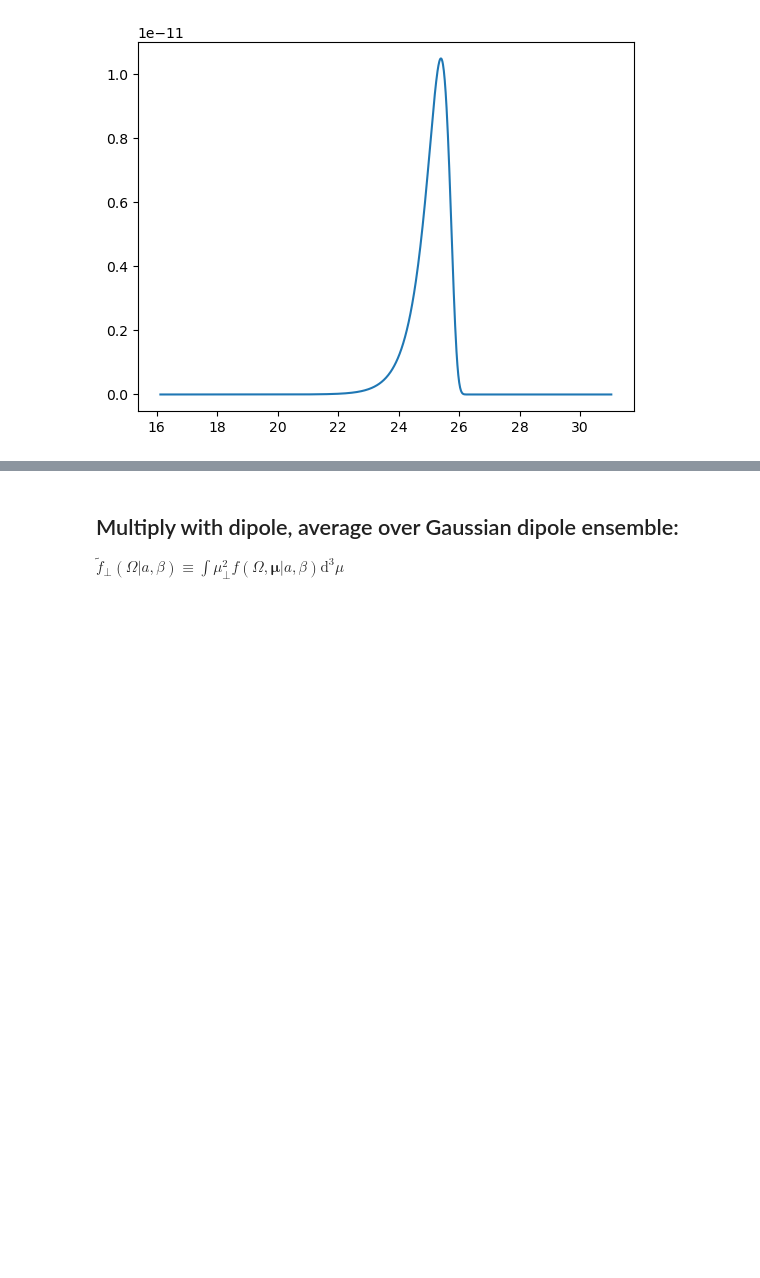
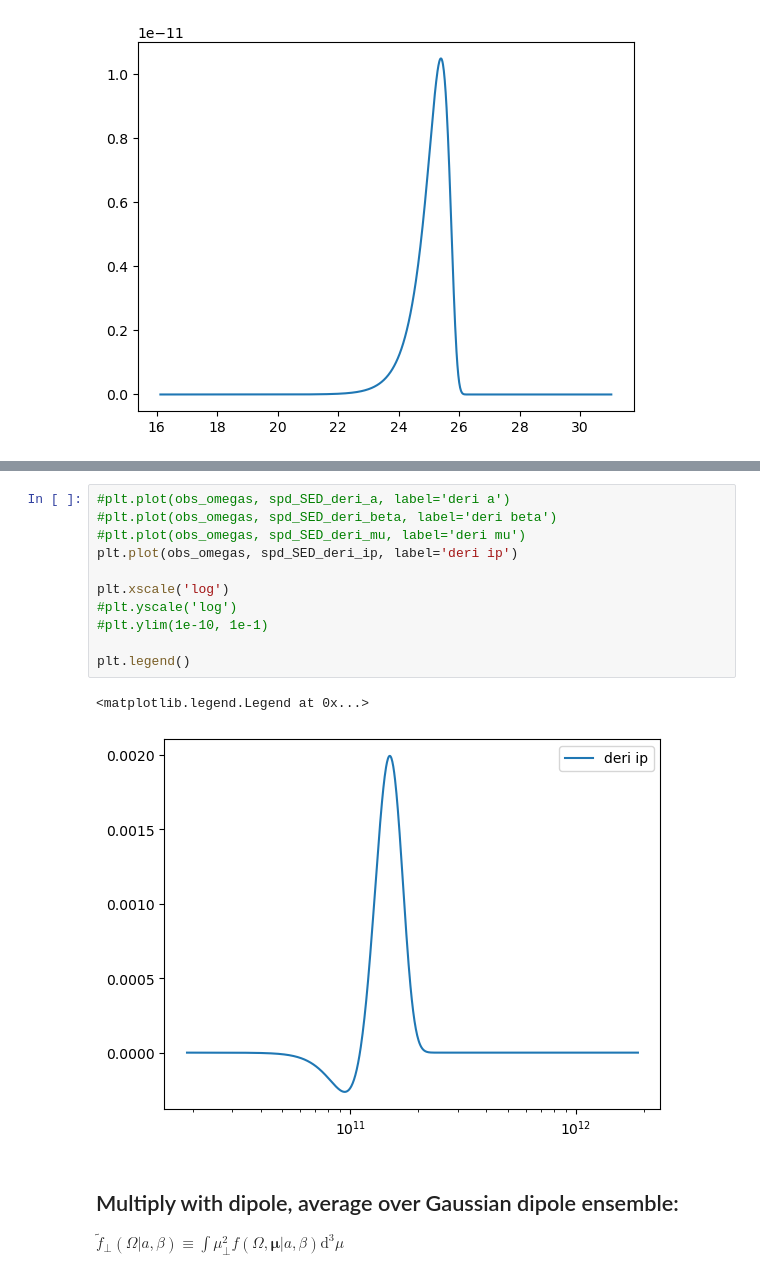
Before and after one commit to zzhang0123/SpyDust, a Jupyter notebook: SpyDust_ME/test_funcs.ipynb, the cells around one changed output, grey strips where cells are left out. Drawn from its saved outputs; the diff is of its cells as text; blank space fills up the shorter version.

```diff
--- a/SpyDust_ME/test_funcs.ipynb
+++ b/SpyDust_ME/test_funcs.ipynb
@@ -168,3 +210,17 @@ plt.yscale('log')
+# %%
+#plt.plot(obs_omegas, spd_SED_deri_a, label='deri a')
+#plt.plot(obs_omegas, spd_SED_deri_beta, label='deri beta')
+#plt.plot(obs_omegas, spd_SED_deri_mu, label='deri mu')
+plt.plot(obs_omegas, spd_SED_deri_ip, label='deri ip')
+
+plt.xscale('log')
+#plt.yscale('log')
+#plt.ylim(1e-10, 1e-1)
+
+plt.legend()
+# %% [output]
+<matplotlib.legend.Legend at 0x...>
+[figure, added]
 # %% [markdown]
 ## Multiply with dipole, average over Gaussian dipole ensemble:
 $\tilde{f}_\perp(\Omega | a, \beta) \equiv  \int \mu_\perp^2 f(\Omega, \boldsymbol{\mu} | a, \beta ) \mathrm{d}^3\mu$
```
Also changed, not shown: parts of 8 cells of this notebook, 3 other files.
